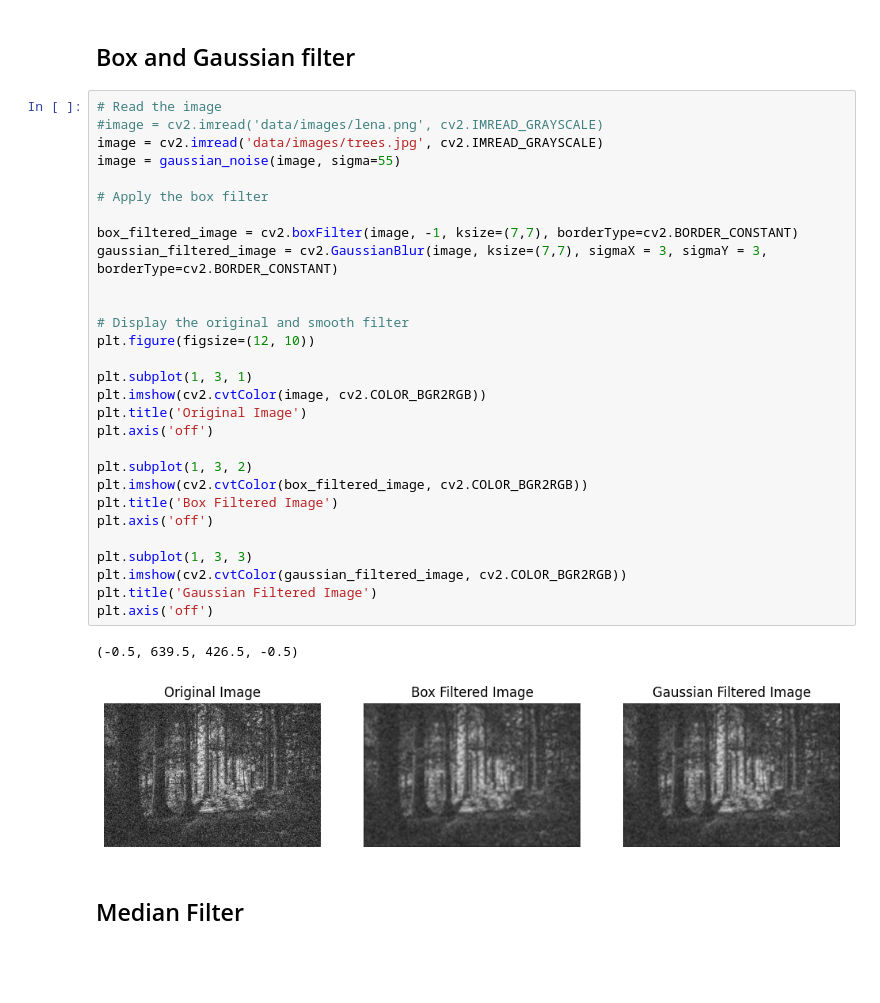
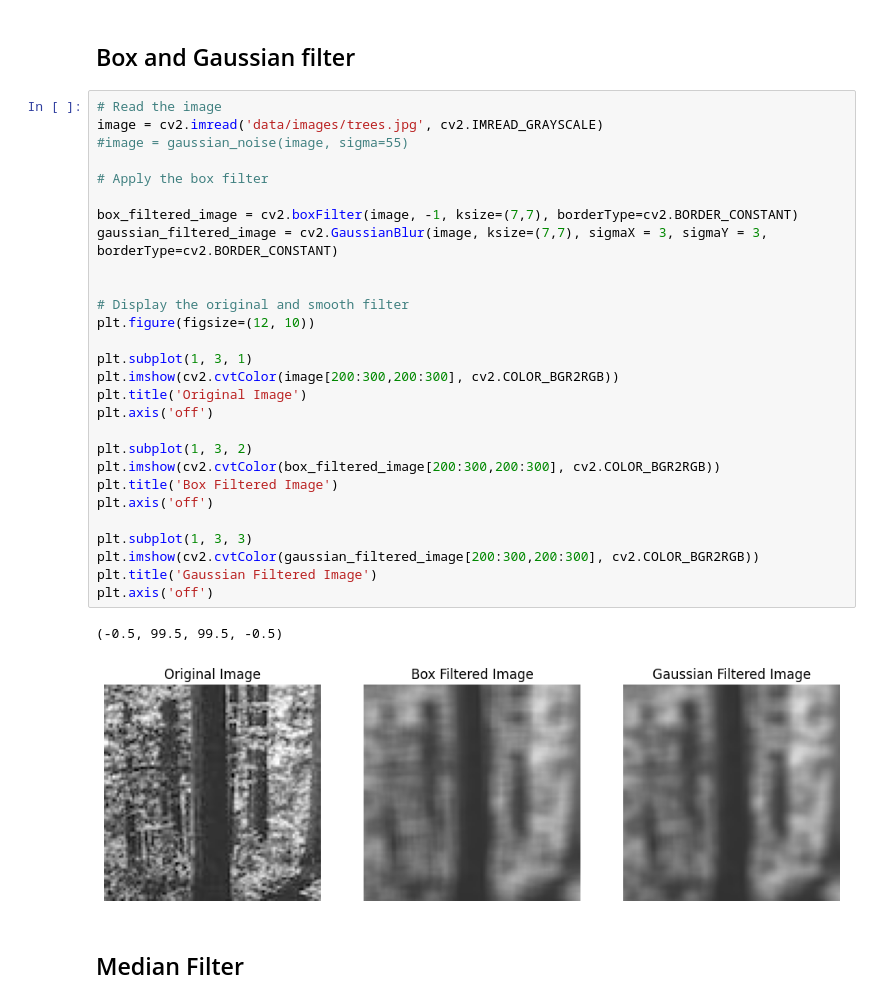
Before and after one commit to omarnust/ComputerVision, a Jupyter notebook: 03-filtering.ipynb, the cells around one changed output. Saved outputs shown, nothing was run; the diff lists cells and outputs as text; blank space fills up the shorter version.

```diff
--- a/03-filtering.ipynb
+++ b/03-filtering.ipynb
@@ -9,36 +38,35 @@ from utils import *
 ## Box and Gaussian filter
 # %%
 # Read the image
-#image = cv2.imread('data/images/lena.png', cv2.IMREAD_GRAYSCALE)
 image = cv2.imread('data/images/trees.jpg', cv2.IMREAD_GRAYSCALE)
-image = gaussian_noise(image, sigma=55)
+#image = gaussian_noise(image, sigma=55)
 
 # Apply the box filter
 
 box_filtered_image = cv2.boxFilter(image, -1, ksize=(7,7), borderType=cv2.BORDER_CONSTANT)
 gaussian_filtered_image = cv2.GaussianBlur(image, ksize=(7,7), sigmaX = 3, sigmaY = 3, borderType=cv2.BORDER_CONSTANT)
 
 
 # Display the original and smooth filter
 plt.figure(figsize=(12, 10))
 
 plt.subplot(1, 3, 1)
-plt.imshow(cv2.cvtColor(image, cv2.COLOR_BGR2RGB))
+plt.imshow(cv2.cvtColor(image[200:300,200:300], cv2.COLOR_BGR2RGB))
 plt.title('Original Image')
 plt.axis('off')
 
 plt.subplot(1, 3, 2)
-plt.imshow(cv2.cvtColor(box_filtered_image, cv2.COLOR_BGR2RGB))
+plt.imshow(cv2.cvtColor(box_filtered_image[200:300,200:300], cv2.COLOR_BGR2RGB))
 plt.title('Box Filtered Image')
 plt.axis('off')
 
 plt.subplot(1, 3, 3)
-plt.imshow(cv2.cvtColor(gaussian_filtered_image, cv2.COLOR_BGR2RGB))
+plt.imshow(cv2.cvtColor(gaussian_filtered_image[200:300,200:300], cv2.COLOR_BGR2RGB))
 plt.title('Gaussian Filtered Image')
 plt.axis('off')
 # %% [output]
-(-0.5, 639.5, 426.5, -0.5)
+(-0.5, 99.5, 99.5, -0.5)
-[figure, old version]
+[figure, new version]
 # %% [markdown]
 ## Median Filter
 # %%
```
Also changed, not shown: parts of 2 cells of this notebook, 1 other file.
